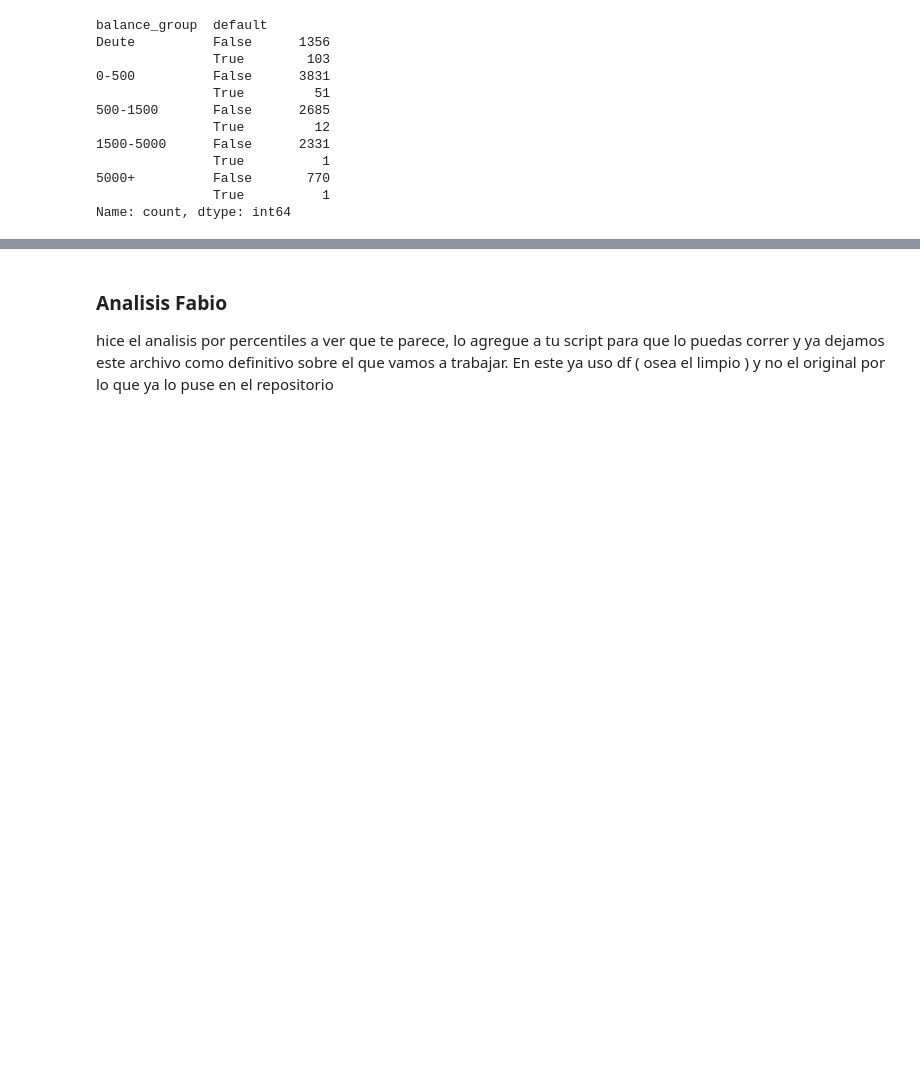
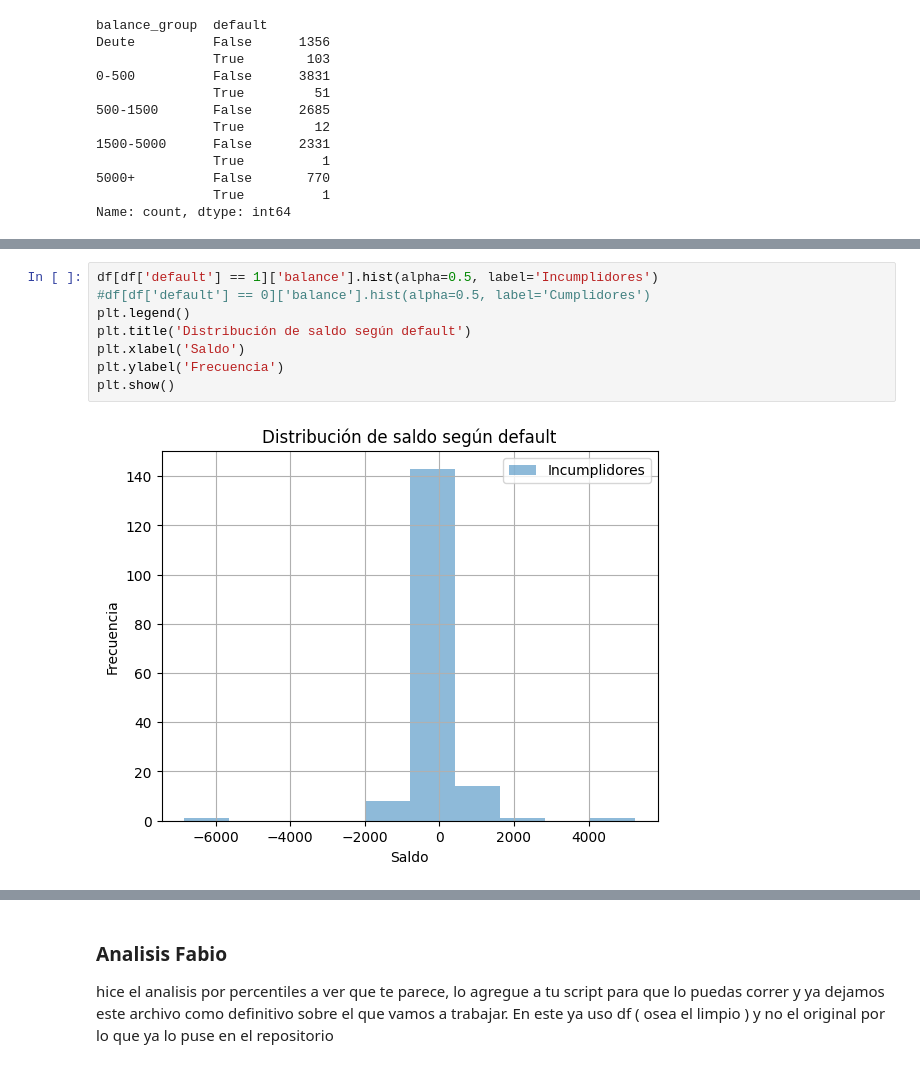
Before and after one commit to MarinaTorba/PersonalDataProrjects, a Jupyter notebook: Equip_9/Scripts/Pregunta de Negocio - Finanzas.ipynb, the cells around one changed output, grey strips where cells are left out. Saved outputs shown, nothing was run; the diff lists cells and outputs as text; blank space fills up the shorter version.

```diff
--- a/Equip_9/Scripts/Pregunta de Negocio - Finanzas.ipynb
+++ b/Equip_9/Scripts/Pregunta de Negocio - Finanzas.ipynb
@@ -95,0 +110,10 @@ Name: count, dtype: int64
+# %%
+df[df['default'] == 1]['balance'].hist(alpha=0.5, label='Incumplidores')
+#df[df['default'] == 0]['balance'].hist(alpha=0.5, label='Cumplidores')
+plt.legend()
+plt.title('Distribución de saldo según default')
+plt.xlabel('Saldo')
+plt.ylabel('Frecuencia')
+plt.show()
+# %% [output]
+[figure, added]
```
Also changed, not shown: parts of 11 cells of this notebook.
